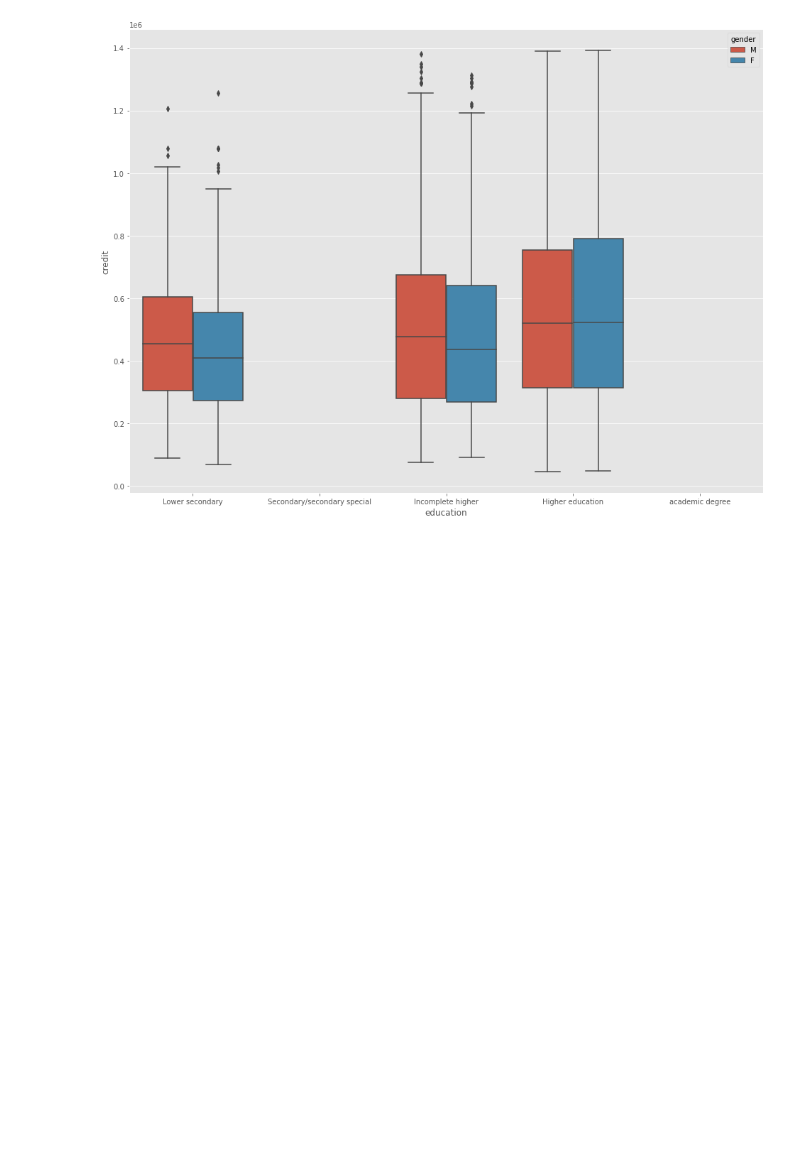
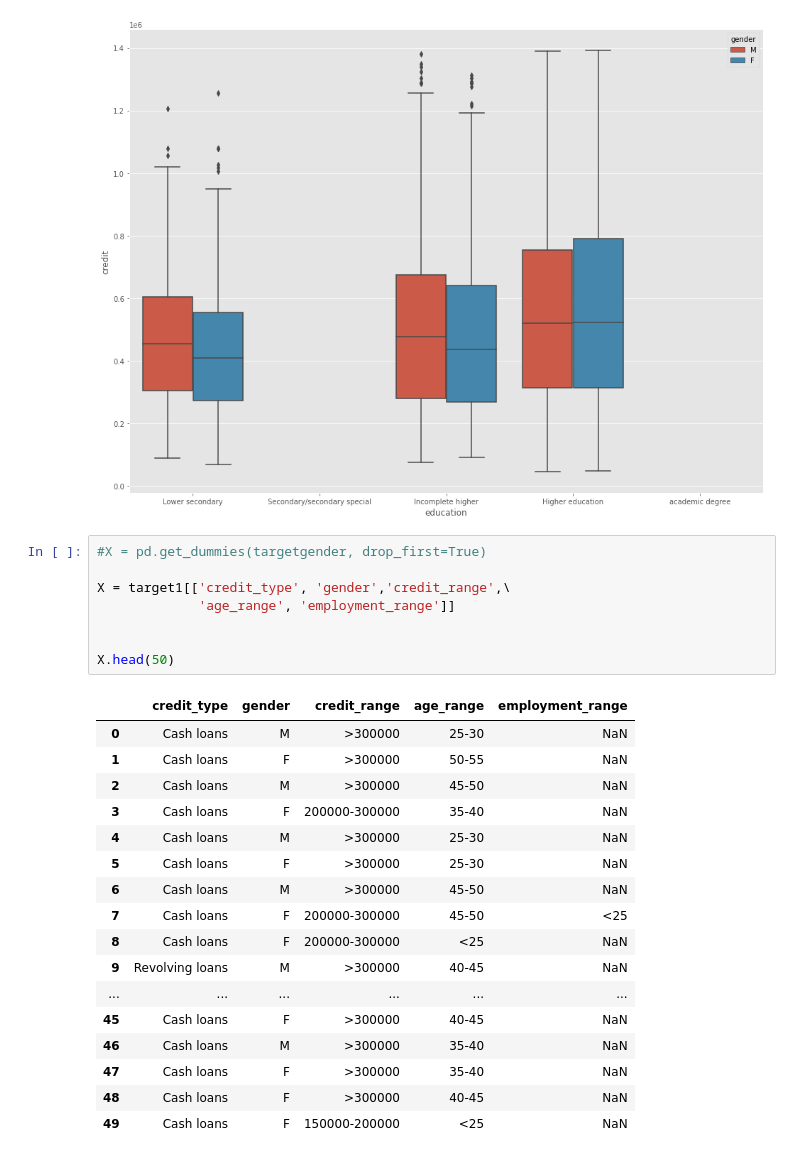
Before and after one commit to LenaChretien/Credit-Card-Fraud, a Jupyter notebook: General Data exploration.ipynb, the cells around one changed output. Saved outputs shown, nothing was run; the diff lists cells and outputs as text; blank space fills up the shorter version.

```diff
--- a/General Data exploration.ipynb
+++ b/General Data exploration.ipynb
@@ -515,3 +515,29 @@ sns.boxplot(data = target1, x = 'education', y = 'credit', hue = 'gender',\
 # %% [output]
 <AxesSubplot:xlabel='education', ylabel='credit'>
 [figure]
+# %%
+#X = pd.get_dummies(targetgender, drop_first=True)
+
+X = target1[['credit_type', 'gender','credit_range',\
+             'age_range', 'employment_range']]
+
+
+X.head(50)
+# %% [output]
+|  | credit_type | gender | credit_range | age_range | employment_range |
+| 0 | Cash loans | M | >300000 | 25-30 | NaN |
+| 1 | Cash loans | F | >300000 | 50-55 | NaN |
+| 2 | Cash loans | M | >300000 | 45-50 | NaN |
+| 3 | Cash loans | F | 200000-300000 | 35-40 | NaN |
+| 4 | Cash loans | M | >300000 | 25-30 | NaN |
+| 5 | Cash loans | F | >300000 | 25-30 | NaN |
+| 6 | Cash loans | M | >300000 | 45-50 | NaN |
+| 7 | Cash loans | F | 200000-300000 | 45-50 | <25 |
+| 8 | Cash loans | F | 200000-300000 | <25 | NaN |
+| 9 | Revolving loans | M | >300000 | 40-45 | NaN |
+| ... | ... | ... | ... | ... | ... |
+| 45 | Cash loans | F | >300000 | 40-45 | NaN |
+| 46 | Cash loans | M | >300000 | 35-40 | NaN |
+| 47 | Cash loans | F | >300000 | 35-40 | NaN |
+| 48 | Cash loans | F | >300000 | 40-45 | NaN |
+| 49 | Cash loans | F | 150000-200000 | <25 | NaN |
```
Also changed, not shown: parts of 8 cells of this notebook, 2 other files.
